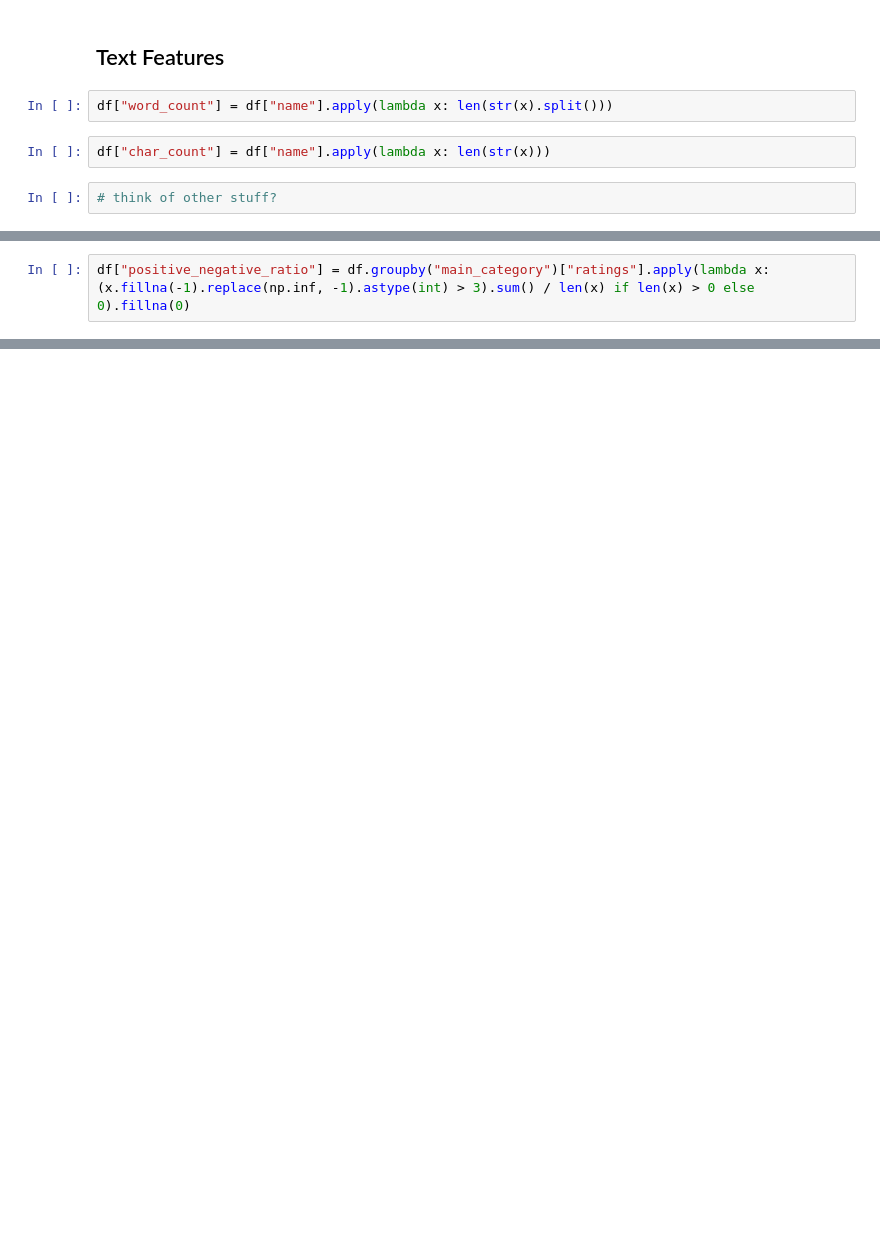
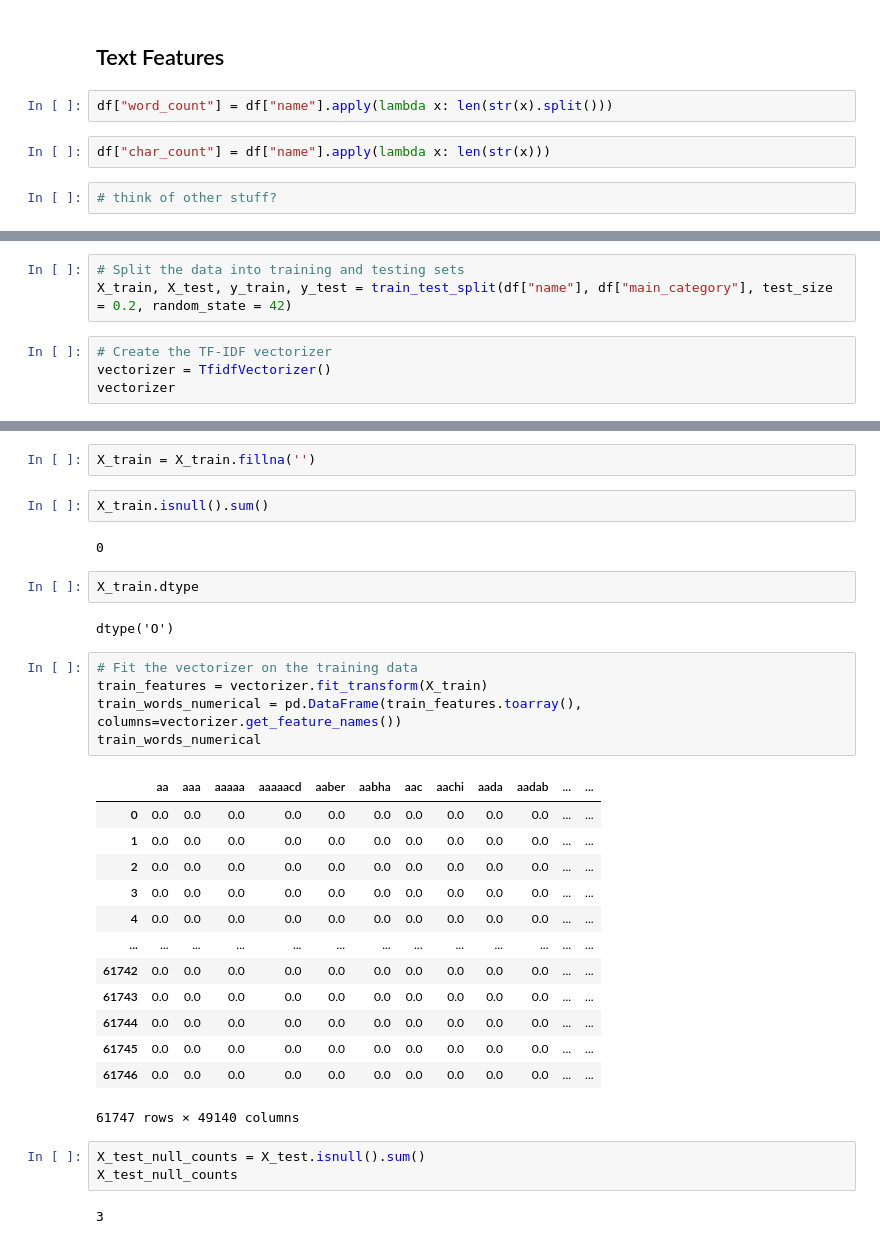
Before and after one commit to bzekeria/cogs109-final-project, a Jupyter notebook: notebooks/03_fetaure_engineering.ipynb, the cells around one changed output, grey strips where cells are left out. Cells and saved outputs as stored; diff of their text form; blank space fills up the shorter version.

```diff
--- a/notebooks/03_fetaure_engineering.ipynb
+++ b/notebooks/03_fetaure_engineering.ipynb
@@ -66,2 +71,0 @@ df["rating_variance"] = df.groupby("main_category")["ratings"].transform("var")
-# %%
-df["positive_negative_ratio"] = df.groupby("main_category")["ratings"].apply(lambda x: (x.fillna(-1).replace(np.inf, -1).astype(int) > 3).sum() / len(x) if len(x) > 0 else 0).fillna(0)
@@ -114,0 +76,7 @@ plt.show()
+# %%
+# Split the data into training and testing sets
+X_train, X_test, y_train, y_test = train_test_split(df["name"], df["main_category"], test_size = 0.2, random_state = 42)
+# %%
+# Create the TF-IDF vectorizer
+vectorizer = TfidfVectorizer()
+vectorizer
@@ -114,0 +99,34 @@ plt.show()
+# %%
+X_train = X_train.fillna('')
+# %%
+X_train.isnull().sum()
+# %% [output]
+0
+# %%
+X_train.dtype
+# %% [output]
+dtype('O')
+# %%
+# Fit the vectorizer on the training data
+train_features = vectorizer.fit_transform(X_train)
+train_words_numerical = pd.DataFrame(train_features.toarray(), columns=vectorizer.get_feature_names())
+train_words_numerical
+# %% [output]
+|  | aa | aaa | aaaaa | aaaaacd | aaber | aabha | aac | aachi | aada | aadab | ... | ... |
+| 0 | 0.0 | 0.0 | 0.0 | 0.0 | 0.0 | 0.0 | 0.0 | 0.0 | 0.0 | 0.0 | ... | ... |
+| 1 | 0.0 | 0.0 | 0.0 | 0.0 | 0.0 | 0.0 | 0.0 | 0.0 | 0.0 | 0.0 | ... | ... |
+| 2 | 0.0 | 0.0 | 0.0 | 0.0 | 0.0 | 0.0 | 0.0 | 0.0 | 0.0 | 0.0 | ... | ... |
+| 3 | 0.0 | 0.0 | 0.0 | 0.0 | 0.0 | 0.0 | 0.0 | 0.0 | 0.0 | 0.0 | ... | ... |
+| 4 | 0.0 | 0.0 | 0.0 | 0.0 | 0.0 | 0.0 | 0.0 | 0.0 | 0.0 | 0.0 | ... | ... |
+| ... | ... | ... | ... | ... | ... | ... | ... | ... | ... | ... | ... | ... |
+| 61742 | 0.0 | 0.0 | 0.0 | 0.0 | 0.0 | 0.0 | 0.0 | 0.0 | 0.0 | 0.0 | ... | ... |
+| 61743 | 0.0 | 0.0 | 0.0 | 0.0 | 0.0 | 0.0 | 0.0 | 0.0 | 0.0 | 0.0 | ... | ... |
+| 61744 | 0.0 | 0.0 | 0.0 | 0.0 | 0.0 | 0.0 | 0.0 | 0.0 | 0.0 | 0.0 | ... | ... |
+| 61745 | 0.0 | 0.0 | 0.0 | 0.0 | 0.0 | 0.0 | 0.0 | 0.0 | 0.0 | 0.0 | ... | ... |
+| 61746 | 0.0 | 0.0 | 0.0 | 0.0 | 0.0 | 0.0 | 0.0 | 0.0 | 0.0 | 0.0 | ... | ... |
+61747 rows × 49140 columns
+# %%
+X_test_null_counts = X_test.isnull().sum()
+X_test_null_counts
+# %% [output]
+3
```
Also changed, not shown: parts of 31 cells of this notebook.
